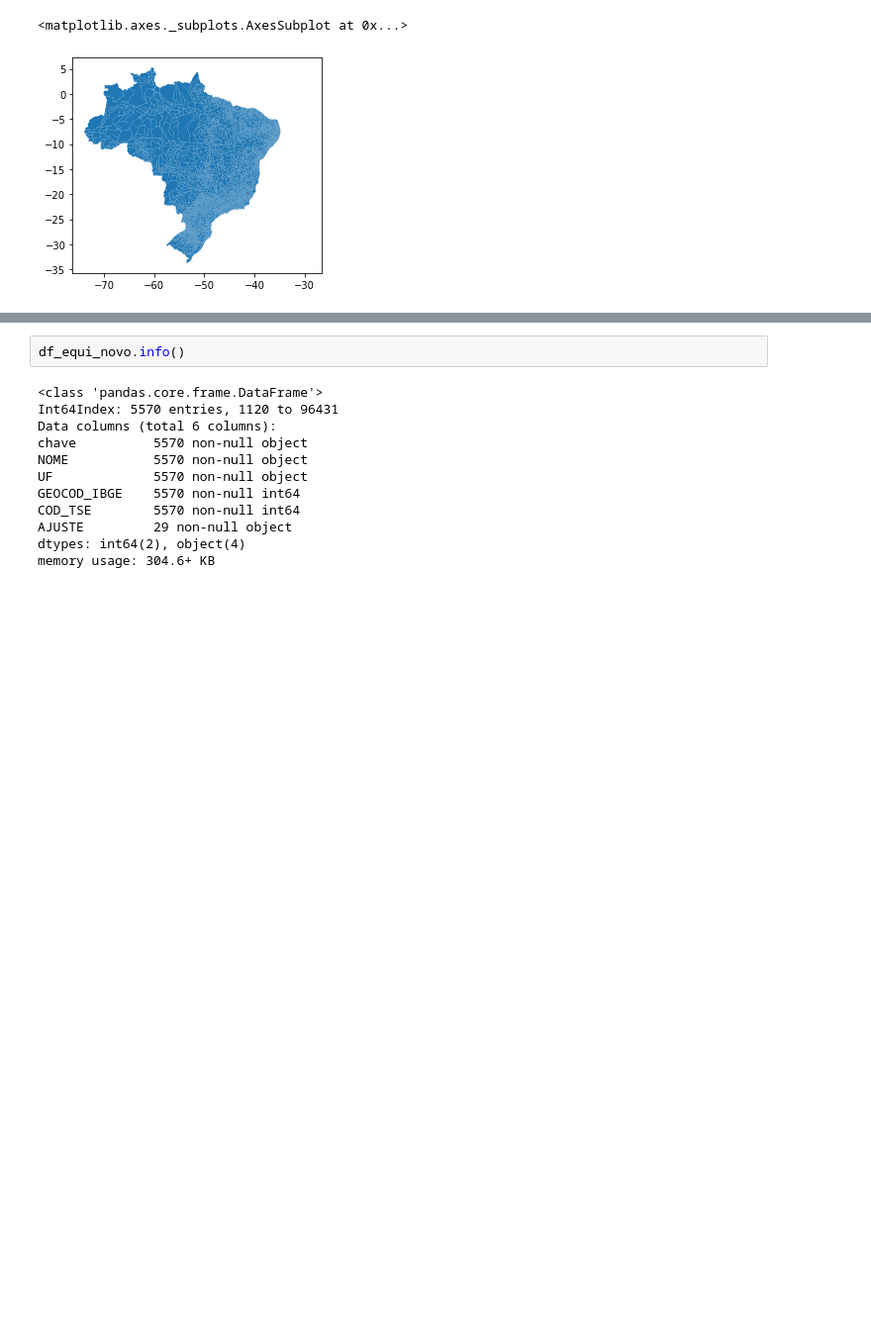
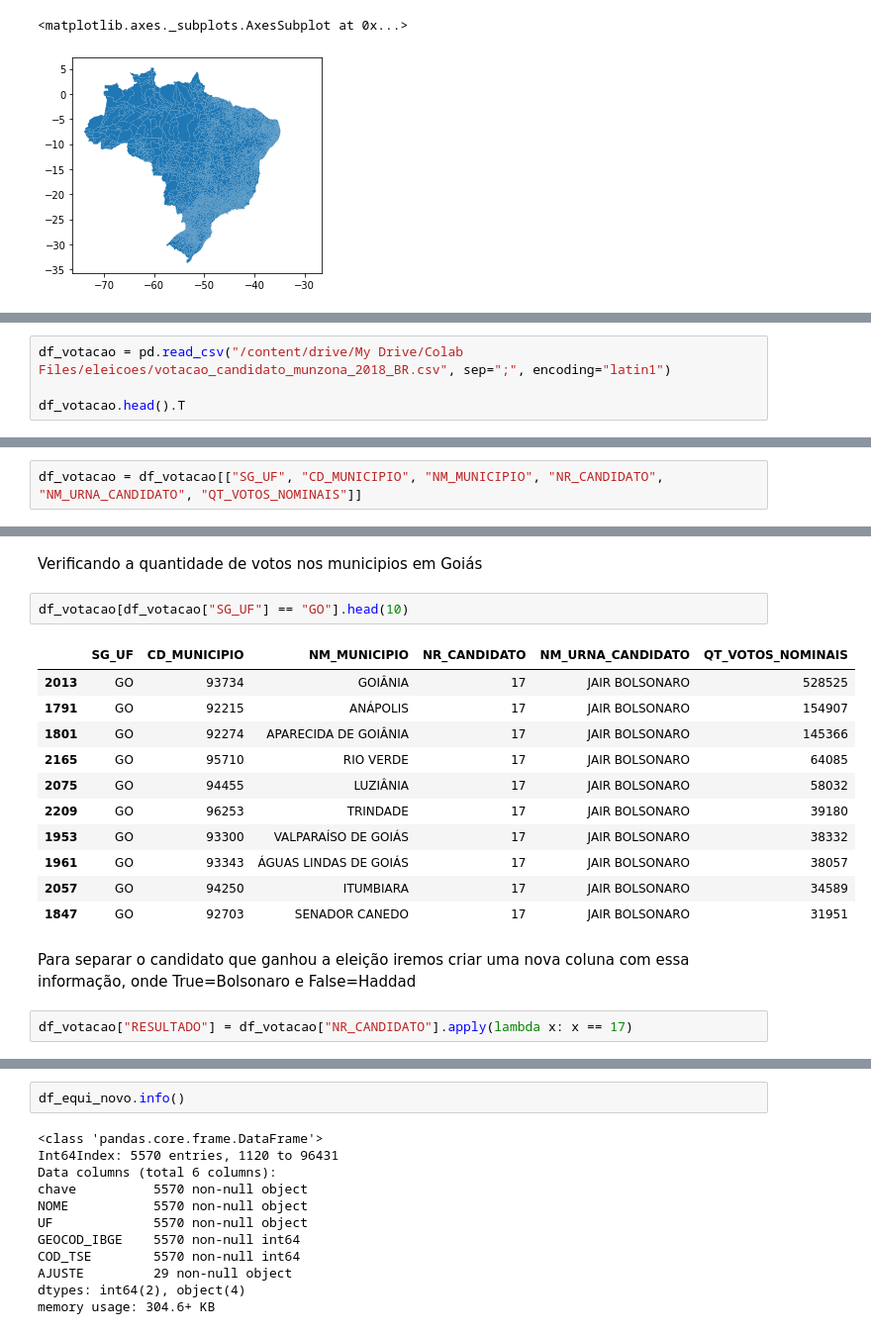
Before and after one commit to allanbraquiel/Data_Science_Projects, a Jupyter notebook: Mapa_Resultado_Eleições_2018.ipynb, the cells around one changed output, grey strips where cells are left out. Shown at 99% size. Drawn from its saved outputs; the diff is of its cells as text; blank space fills up the shorter version.

```diff
--- a/Mapa_Resultado_Eleições_2018.ipynb
+++ b/Mapa_Resultado_Eleições_2018.ipynb
@@ -192,0 +94,4 @@ df_votacao = df_votacao[["SG_UF", "CD_MUNICIPIO", "NM_MUNICIPIO", "NR_CANDIDATO"
+# %%
+df_votacao = pd.read_csv("/content/drive/My Drive/Colab Files/eleicoes/votacao_candidato_munzona_2018_BR.csv", sep=";", encoding="latin1")
+
+df_votacao.head().T
@@ -192,0 +210,2 @@ df_votacao = df_votacao[["SG_UF", "CD_MUNICIPIO", "NM_MUNICIPIO", "NR_CANDIDATO"
+# %%
+df_votacao = df_votacao[["SG_UF", "CD_MUNICIPIO", "NM_MUNICIPIO", "NR_CANDIDATO", "NM_URNA_CANDIDATO", "QT_VOTOS_NOMINAIS"]]
@@ -193,3 +334,23 @@ df_votacao = df_votacao[["SG_UF", "CD_MUNICIPIO", "NM_MUNICIPIO", "NR_CANDIDATO"
+# %% [markdown]
+Verificando a quantidade de votos nos municipios em Goiás
+# %%
+df_votacao[df_votacao["SG_UF"] == "GO"].head(10)
+# %% [output]
+|  | SG_UF | CD_MUNICIPIO | NM_MUNICIPIO | NR_CANDIDATO | NM_URNA_CANDIDATO | QT_VOTOS_NOMINAIS |
+| 2013 | GO | 93734 | GOIÂNIA | 17 | JAIR BOLSONARO | 528525 |
+| 1791 | GO | 92215 | ANÁPOLIS | 17 | JAIR BOLSONARO | 154907 |
+| 1801 | GO | 92274 | APARECIDA DE GOIÂNIA | 17 | JAIR BOLSONARO | 145366 |
+| 2165 | GO | 95710 | RIO VERDE | 17 | JAIR BOLSONARO | 64085 |
+| 2075 | GO | 94455 | LUZIÂNIA | 17 | JAIR BOLSONARO | 58032 |
+| 2209 | GO | 96253 | TRINDADE | 17 | JAIR BOLSONARO | 39180 |
+| 1953 | GO | 93300 | VALPARAÍSO DE GOIÁS | 17 | JAIR BOLSONARO | 38332 |
+| 1961 | GO | 93343 | ÁGUAS LINDAS DE GOIÁS | 17 | JAIR BOLSONARO | 38057 |
+| 2057 | GO | 94250 | ITUMBIARA | 17 | JAIR BOLSONARO | 34589 |
+| 1847 | GO | 92703 | SENADOR CANEDO | 17 | JAIR BOLSONARO | 31951 |
+# %% [markdown]
+Para separar o candidato que ganhou a eleição iremos criar uma nova coluna com essa informação, onde True=Bolsonaro e False=Haddad
+# %%
+df_votacao["RESULTADO"] = df_votacao["NR_CANDIDATO"].apply(lambda x: x == 17)
 # %%
 df_votacao.head(10)
 # %% [output]
```
Also changed, not shown: parts of 112 cells of this notebook.
